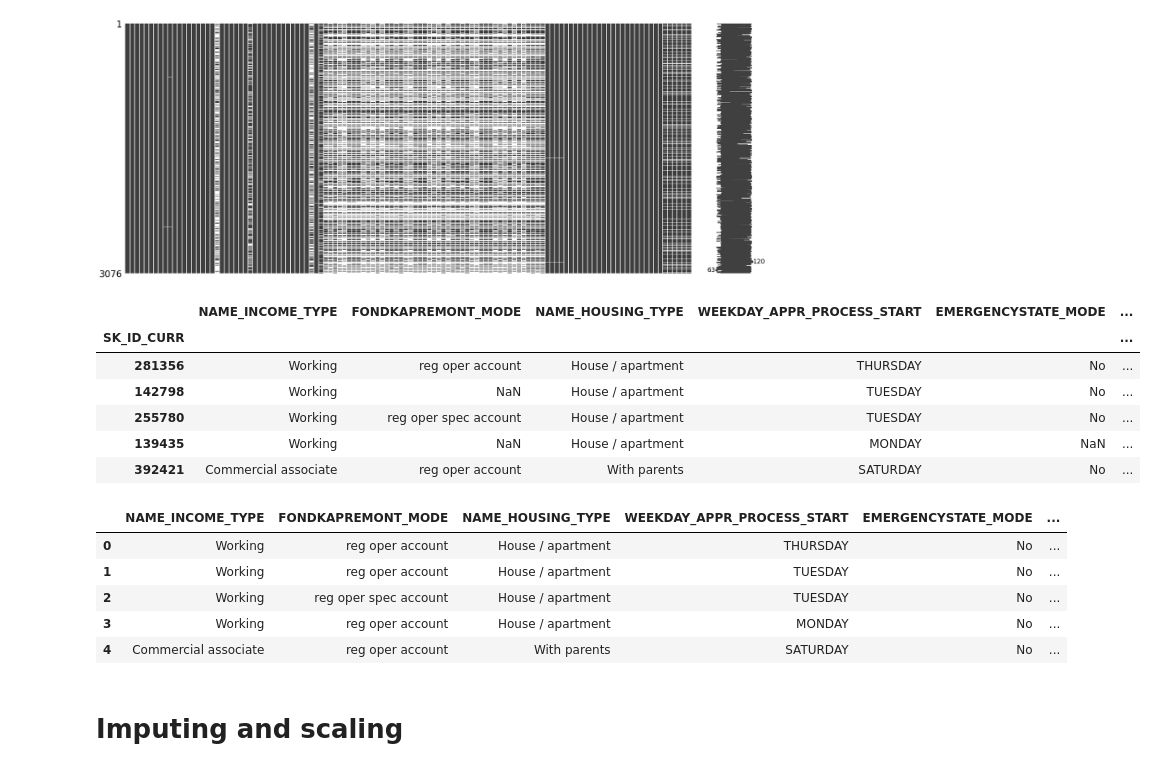
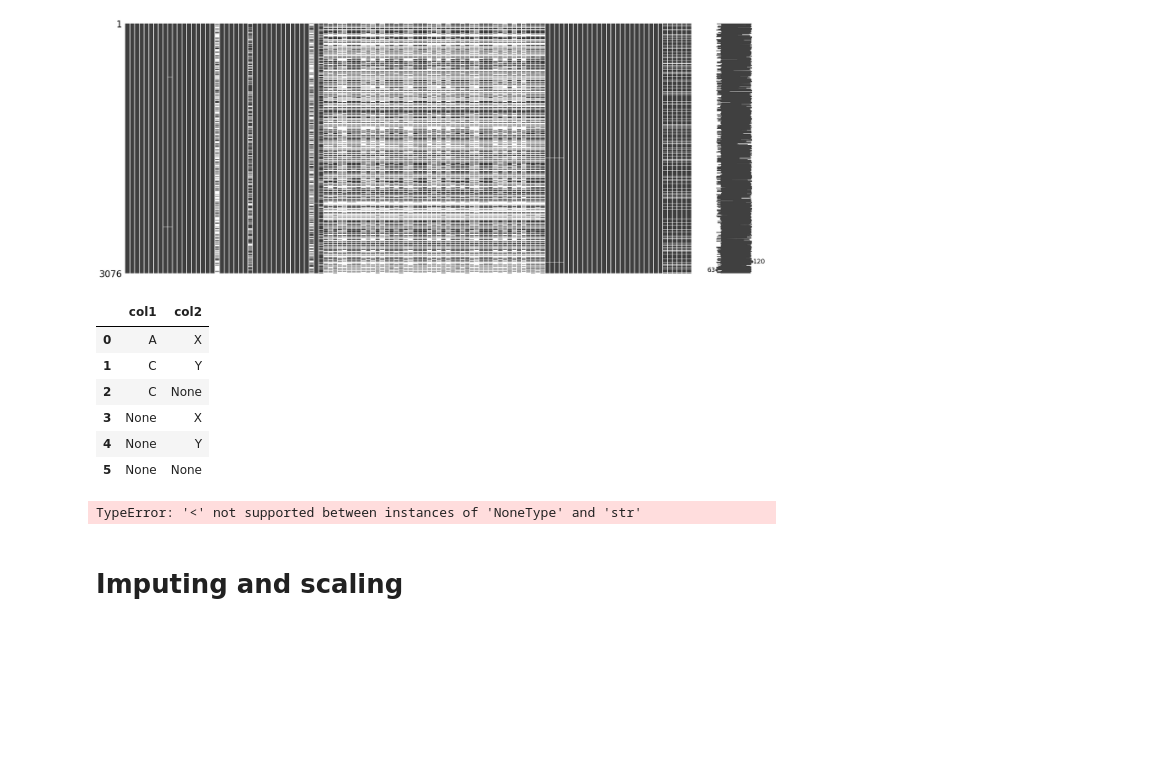
Before and after one commit to VincentChong123/kaggle-home-credit-default-risk, a Jupyter notebook: 2018/predict.ipynb, the cells around one changed output. Drawn from its saved outputs; the diff is of its cells as text; code cells hidden in the pictures; blank space fills up the shorter version.

```diff
--- a/2018/predict.ipynb
+++ b/2018/predict.ipynb
@@ -235,55 +235,50 @@ np.random.seed(1)
 # Sample data
 data = {
     "col1": ["A", "C", "C", np.nan, np.nan, np.nan],
-    "col2": ["X", "Y", np.nan, "X", "Y"],
+    "col2": ["X", "Y", np.nan, "X", "Y", np.nan],
 }
 df = pd.DataFrame(data)
 
 
 def try_impute(df):
     display(df)
     # Define the imputer
     imputer = SimpleImputer(strategy="most_frequent")
 
     # Impute missing values in both columns
     df_imputed = pd.DataFrame(imputer.fit_transform(df))
 
     # Set column names (optional, since they are preserved by default)
     df_imputed.columns = df.columns
     # display(df_imputed)
 
     assert not (df_imputed.isna().any().sum()), print("found isna")
 
     return df_imputed
 
 
-X_test.fillna(np.nan, inplace=True)
-df = X_test
-object_cols = set(df.select_dtypes("object").columns)
+# X_test.fillna(np.nan, inplace=True)
+# df = X_test
+# object_cols = set(df.select_dtypes("object").columns)
 
-df1 = df[object_cols][:5]
-
+# df1 = df[object_cols][:5]
+df1 = df
 object_cols = set(df.select_dtypes("object").columns)
 numerical_cols = list(set(df.columns) - object_cols)
 
 df_imputed = try_impute(df1)
 display(df_imputed)
 
 # print(df_imputed)
 # %% [output]
-|  | NAME_INCOME_TYPE | FONDKAPREMONT_MODE | NAME_HOUSING_TYPE | WEEKDAY_APPR_PROCESS_START | EMERGENCYSTATE_MODE | ... |
-| SK_ID_CURR |  |  |  |  |  | ... |
-| 281356 | Working | reg oper account | House / apartment | THURSDAY | No | ... |
-| 142798 | Working | NaN | House / apartment | TUESDAY | No | ... |
-| 255780 | Working | reg oper spec account | House / apartment | TUESDAY | No | ... |
-| 139435 | Working | NaN | House / apartment | MONDAY | NaN | ... |
-| 392421 | Commercial associate | reg oper account | With parents | SATURDAY | No | ... |
+|  | col1 | col2 |
+| 0 | A | X |
+| 1 | C | Y |
+| 2 | C | None |
+| 3 | None | X |
+| 4 | None | Y |
+| 5 | None | None |
-|  | NAME_INCOME_TYPE | FONDKAPREMONT_MODE | NAME_HOUSING_TYPE | WEEKDAY_APPR_PROCESS_START | EMERGENCYSTATE_MODE | ... |
-| 0 | Working | reg oper account | House / apartment | THURSDAY | No | ... |
-| 1 | Working | reg oper account | House / apartment | TUESDAY | No | ... |
-| 2 | Working | reg oper spec account | House / apartment | TUESDAY | No | ... |
-| 3 | Working | reg oper account | House / apartment | MONDAY | No | ... |
-| 4 | Commercial associate | reg oper account | With parents | SATURDAY | No | ... |
+TypeError: '<' not supported between instances of 'NoneType' and 'str'
 # %%
 from sklearn.preprocessing import LabelEncoder
 
```
Also changed, not shown: 3 other files.
